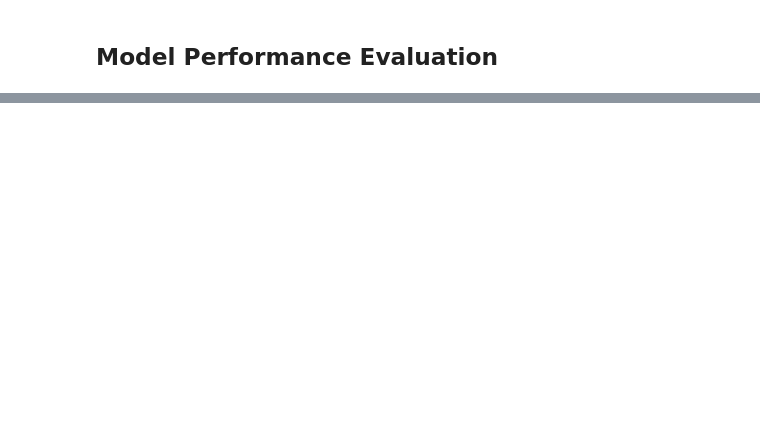
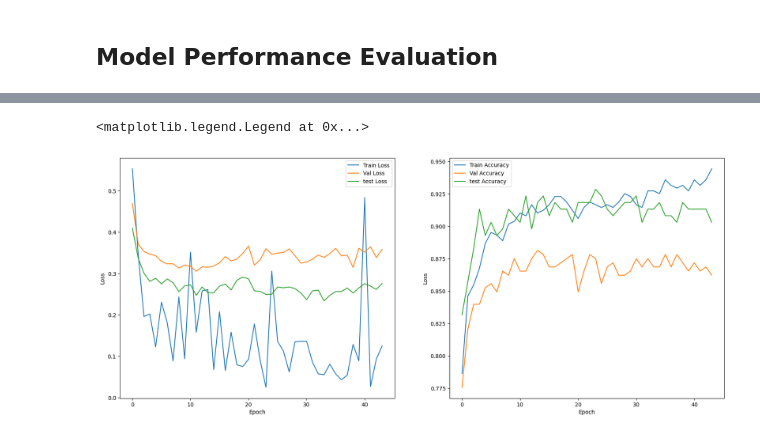
Before and after one commit to AmirMohammadiKarbalaei/Pima-Indians-Diabetes, a Jupyter notebook: Model.ipynb, the cells around one changed output, grey strips where cells are left out. Drawn from its saved outputs; the diff is of its cells as text; code cells hidden in the pictures; blank space fills up the shorter version.

```diff
--- a/Model.ipynb
+++ b/Model.ipynb
@@ -762,0 +376,21 @@ Given the small dataset size, it's essential to be cautious about overfitting, a
+# %%
+plt.figure(figsize=(20, 8))
+
+plt.subplot(1, 2, 1)
+plt.plot(train["Loss"][0], label='Train Loss')
+plt.plot(validation["Loss"][0], label='Val Loss')
+plt.plot(test["Loss"][0], label='test Loss')
+plt.xlabel('Epoch')
+plt.ylabel('Loss')
+plt.legend()
+
+plt.subplot(1, 2, 2)
+plt.plot(train["Accuracy"][0], label='Train Accuracy')
+plt.plot(validation["Accuracy"][0], label='Val Accuracy')
+plt.plot(test["Accuracy"][0], label='test Accuracy')
+plt.xlabel('Epoch')
+plt.ylabel('Loss')
+plt.legend()
+# %% [output]
+<matplotlib.legend.Legend at 0x...>
+[figure, added]
```
Also changed, not shown: parts of 44 cells of this notebook, 4 other files.
